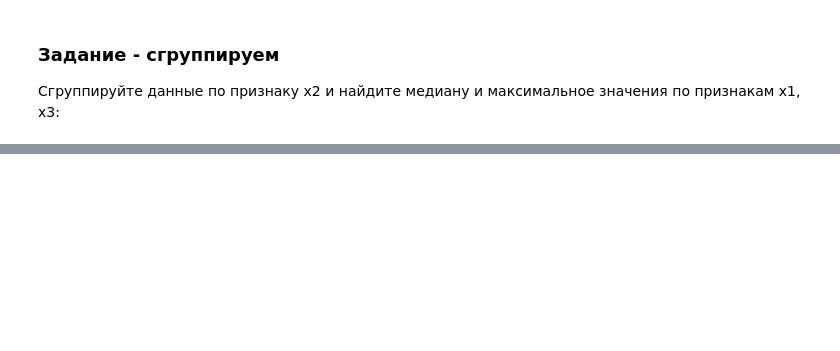
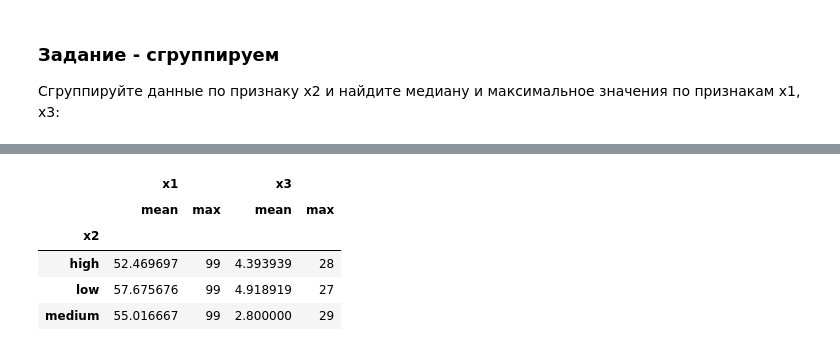
Before and after one commit to Mikhail-Kushnerev/ml, a Jupyter notebook: notebooks/07_Pandas.ipynb, the cells around one changed output, grey strips where cells are left out. Saved outputs shown, nothing was run; the diff lists cells and outputs as text; code cells hidden in the pictures; blank space fills up the shorter version.

```diff
--- a/notebooks/07_Pandas.ipynb
+++ b/notebooks/07_Pandas.ipynb
@@ -859,3 +932,12 @@ df.head()
 # %%
 # TODO - произведите групировку данных
 #           и получите средние и максимальные значения по каждой группе
+gr_x2_df = df.groupby(by="x2")
+gr_x2_df.agg(("mean", "max"))
+# %% [output]
+|  | x1 |  | x3 |  |
+|  | mean | max | mean | max |
+| x2 |  |  |  |  |
+| high | 52.469697 | 99 | 4.393939 | 28 |
+| low | 57.675676 | 99 | 4.918919 | 27 |
+| medium | 55.016667 | 99 | 2.800000 | 29 |
```
Also changed, not shown: parts of 11 cells of this notebook.
